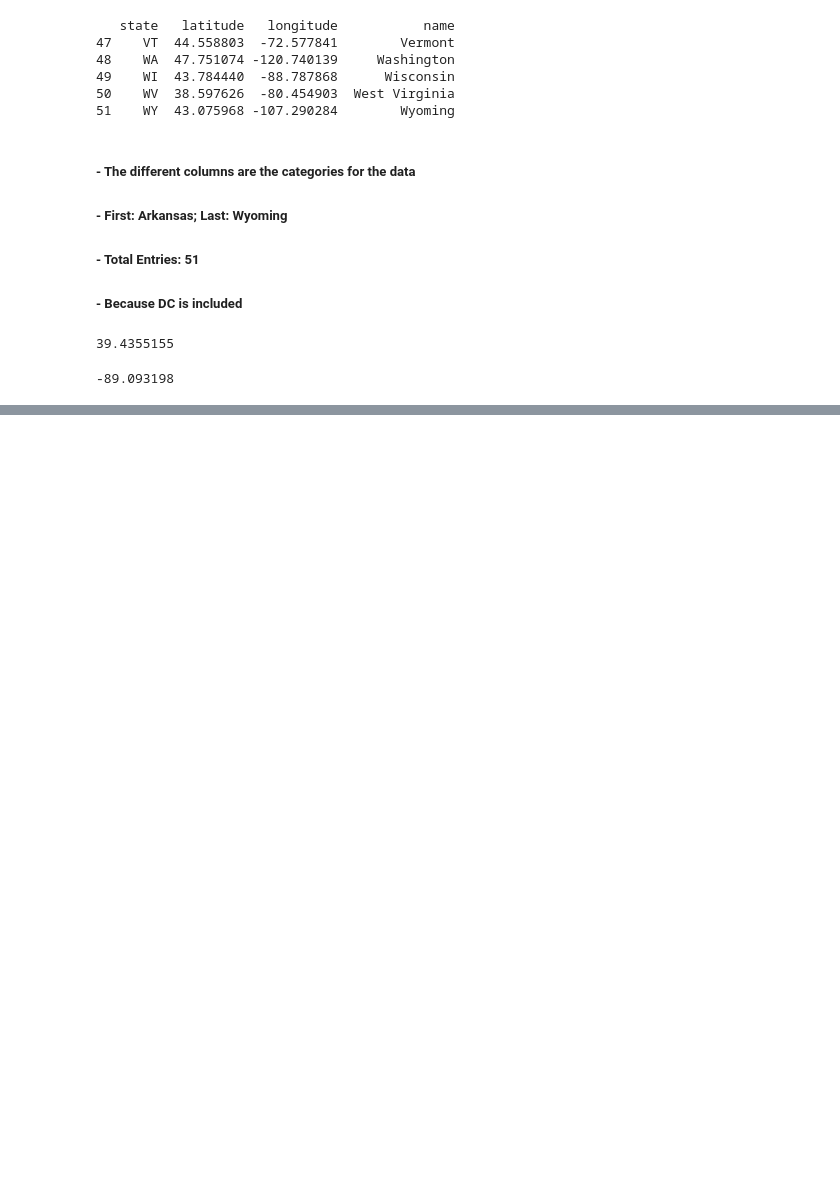
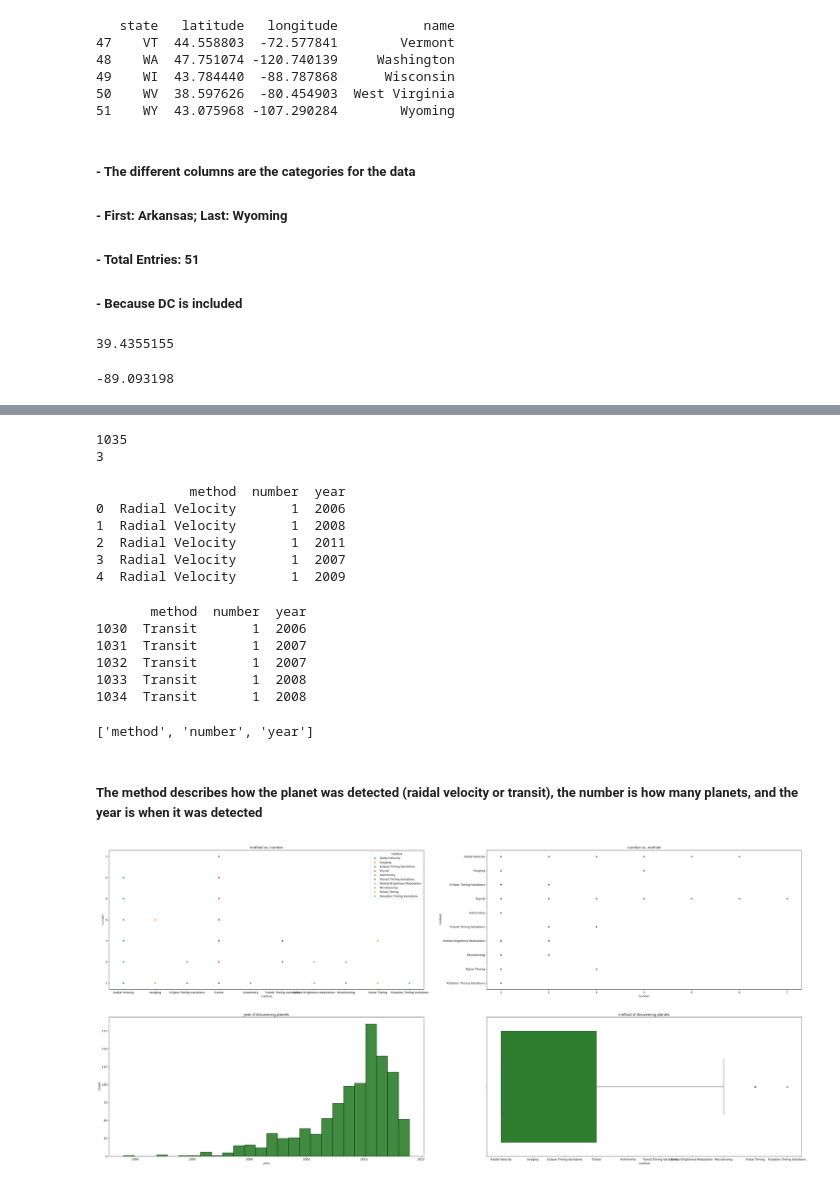
Before and after one commit to reaganbonham/reagan, a Jupyter notebook: homework7/homework7.ipynb, the cells around one changed output, grey strips where cells are left out. Saved outputs shown, nothing was run; the diff lists cells and outputs as text; code cells hidden in the pictures; blank space fills up the shorter version.

```diff
--- a/homework7/homework7.ipynb
+++ b/homework7/homework7.ipynb
@@ -68,0 +154,3 @@ NameError: name 'abval' is not defined
+# %%
+dF_full = sns.load_dataset('planets')
+print(dF_full)
@@ -68,0 +172,3 @@ NameError: name 'abval' is not defined
+# %%
+dF = dF_full.dropna(axis=1)
+print(dF)
@@ -68,0 +194,48 @@ NameError: name 'abval' is not defined
+# %%
+print(dF.shape[0]) #rows
+print(dF.shape[1]) #columns
+# %% [output]
+1035
+3
+# %%
+print(dF.head(5))
+# %% [output]
+            method  number  year
+0  Radial Velocity       1  2006
+1  Radial Velocity       1  2008
+2  Radial Velocity       1  2011
+3  Radial Velocity       1  2007
+4  Radial Velocity       1  2009
+# %%
+print(dF.tail(5))
+# %% [output]
+       method  number  year
+1030  Transit       1  2006
+1031  Transit       1  2007
+1032  Transit       1  2007
+1033  Transit       1  2008
+1034  Transit       1  2008
+# %%
+print(list(dF.columns))
+# %% [output]
+['method', 'number', 'year']
+# %% [markdown]
+##### The method describes how the planet was detected (raidal velocity or transit), the number is how many planets, and the year is when it was detected
+# %%
+fig, axes = plt.subplots(2, 2, figsize = (45, 20))
+
+sns.scatterplot(data=dF, x='method', y='number', color='olivedrab', hue='method', ax=axes[0, 0])
+axes[0, 0].set_title('method vs. number')
+
+sns.scatterplot(data=dF, x='number', y='method', color='darkolivegreen', ax=axes[0, 1])
+axes[0, 1].set_title('number vs. method')
+
+sns.histplot(data=dF, x='year', color='darkgreen', ax=axes[1, 0])
+axes[1, 0].set_title('year of discovering planets')
+
+sns.boxplot(data=dF, x='method', color='forestgreen', ax=axes[1, 1])
+axes[1, 1].set_title('method of discovering planets')
+
+plt.show()
+# %% [output]
+[figure, added]
```
Also changed, not shown: parts of 19 cells of this notebook, 8 other files.
